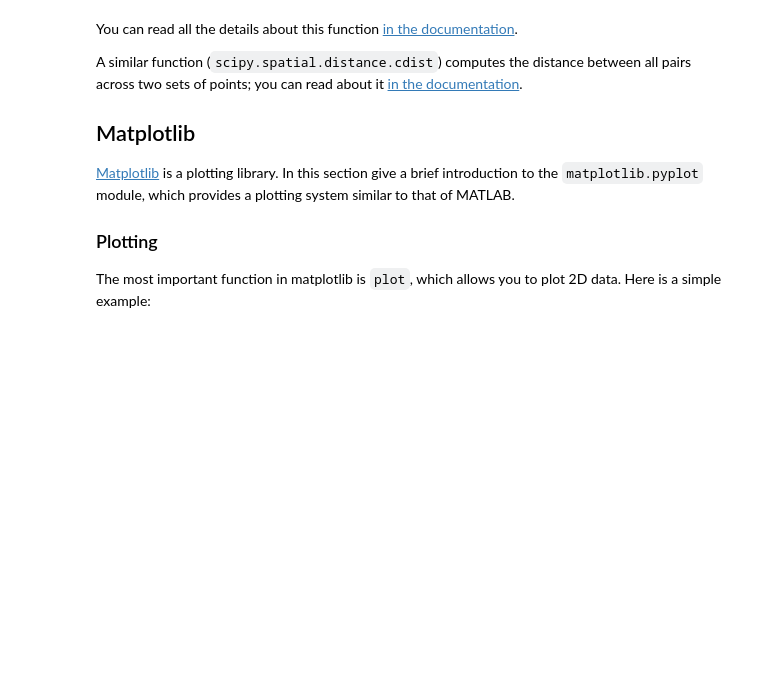
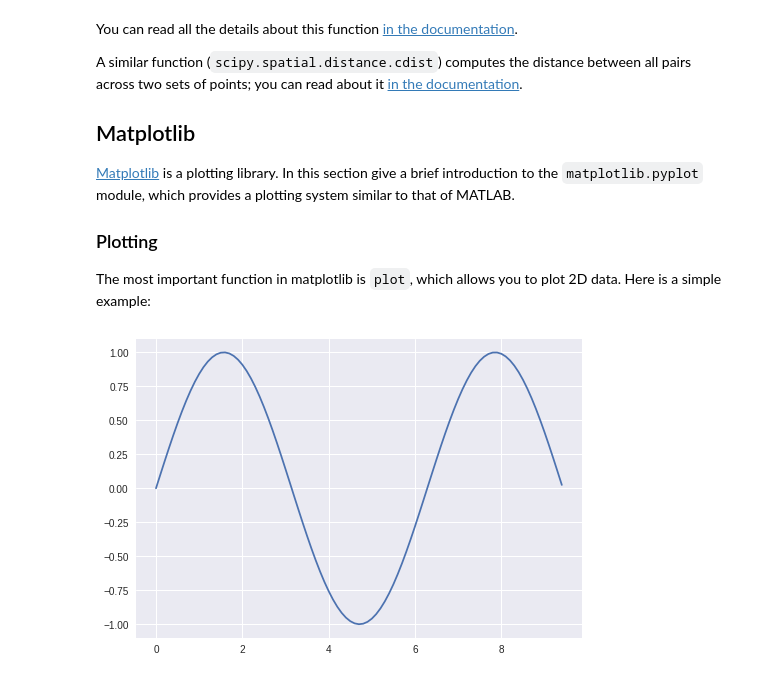
Before and after one commit to tovarunvs/mlblr, a Jupyter notebook: VarunVS_B3_Assignment2A.ipynb, the cells around one changed output. Cells and saved outputs as stored; diff of their text form; code cells hidden in the pictures; blank space fills up the shorter version.

```diff
--- a/VarunVS_B3_Assignment2A.ipynb
+++ b/VarunVS_B3_Assignment2A.ipynb
@@ -1188,14 +1193,16 @@ which allows you to plot 2D data. Here is a simple example:
 # %%
 import numpy as np
 import matplotlib.pyplot as plt
 
 # Compute the x and y coordinates for points on a sine curve
-x = np.arange(0, 3 * np.pi, 0.1)
-y = np.sin(x)
+eip_x = np.arange(0, 3 * np.pi, 0.1)
+eip_y = np.sin(eip_x)
 
 # Plot the points using matplotlib
-plt.plot(x, y)
+plt.plot(eip_x, eip_y)
 plt.show()  # You must call plt.show() to make graphics appear.
+# %% [output]
+[figure, added]
 # %% [markdown]
 Running this code produces the following plot:
 
```
Also changed, not shown: parts of 5 cells of this notebook.
